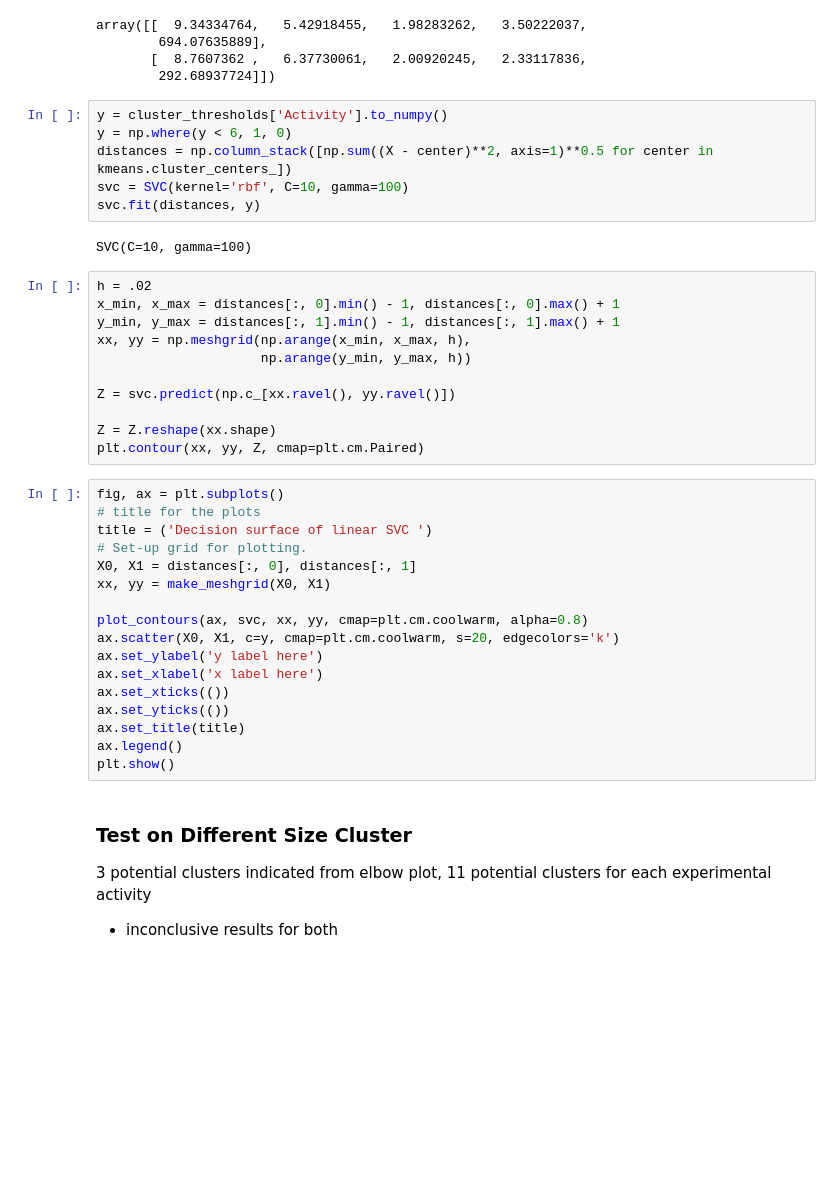
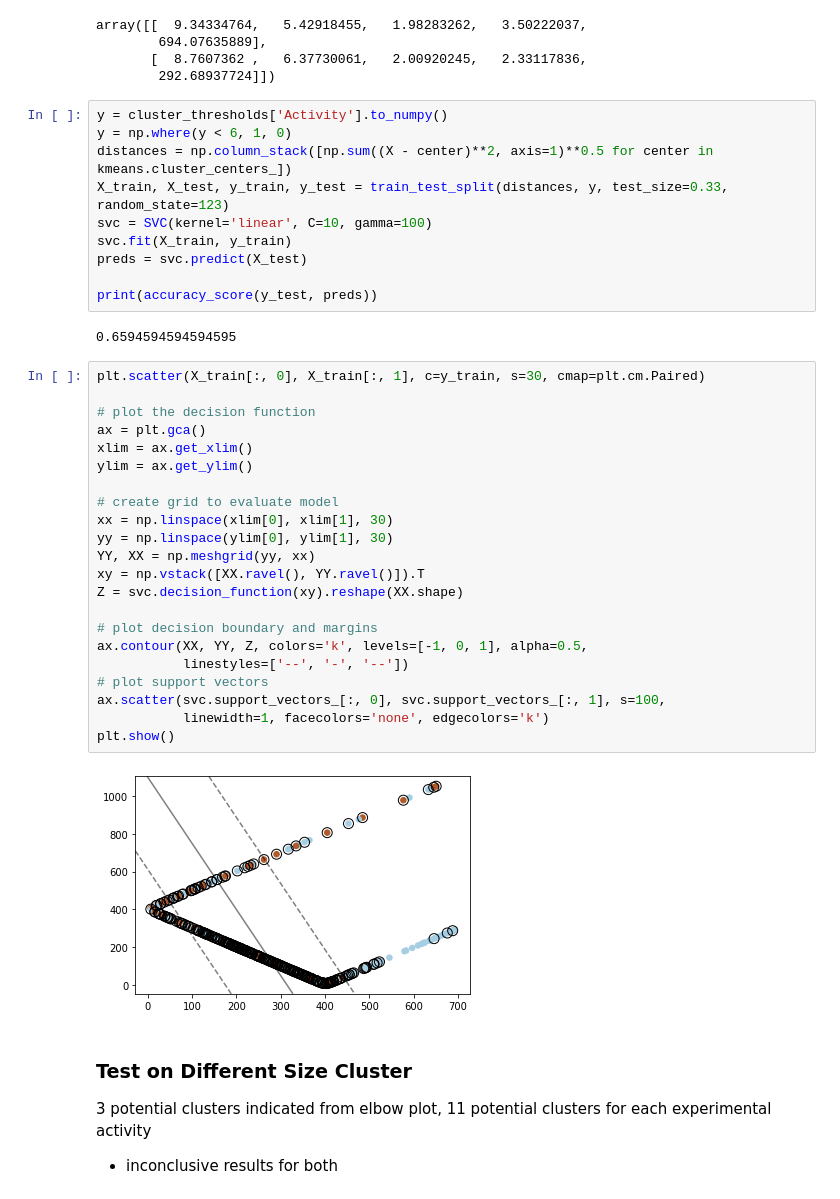
Before and after one commit to mjwolfe91/MSDS_Capstone_JC_AN_MW, a Jupyter notebook: Fall Detection Algorithm (SVM+KMeans).ipynb, the cells around one changed output. Saved outputs shown, nothing was run; the diff lists cells and outputs as text; blank space fills up the shorter version.

```diff
--- a/Fall Detection Algorithm (SVM+KMeans).ipynb
+++ b/Fall Detection Algorithm (SVM+KMeans).ipynb
@@ -234,38 +235,38 @@ array([[  9.34334764,   5.42918455,   1.98283262,   3.50222037,
 y = cluster_thresholds['Activity'].to_numpy()
 y = np.where(y < 6, 1, 0)
 distances = np.column_stack([np.sum((X - center)**2, axis=1)**0.5 for center in kmeans.cluster_centers_])
-svc = SVC(kernel='rbf', C=10, gamma=100)
-svc.fit(distances, y)
+X_train, X_test, y_train, y_test = train_test_split(distances, y, test_size=0.33, random_state=123)
+svc = SVC(kernel='linear', C=10, gamma=100)
+svc.fit(X_train, y_train)
+preds = svc.predict(X_test)
+
+print(accuracy_score(y_test, preds))
 # %% [output]
-SVC(C=10, gamma=100)
+0.6594594594594595
-# %%
-h = .02
-x_min, x_max = distances[:, 0].min() - 1, distances[:, 0].max() + 1
-y_min, y_max = distances[:, 1].min() - 1, distances[:, 1].max() + 1
-xx, yy = np.meshgrid(np.arange(x_min, x_max, h),
-                     np.arange(y_min, y_max, h))
-
-Z = svc.predict(np.c_[xx.ravel(), yy.ravel()])
-
-Z = Z.reshape(xx.shape)
-plt.contour(xx, yy, Z, cmap=plt.cm.Paired)
-# %%
-fig, ax = plt.subplots()
-# title for the plots
-title = ('Decision surface of linear SVC ')
-# Set-up grid for plotting.
-X0, X1 = distances[:, 0], distances[:, 1]
-xx, yy = make_meshgrid(X0, X1)
-
-plot_contours(ax, svc, xx, yy, cmap=plt.cm.coolwarm, alpha=0.8)
-ax.scatter(X0, X1, c=y, cmap=plt.cm.coolwarm, s=20, edgecolors='k')
-ax.set_ylabel('y label here')
-ax.set_xlabel('x label here')
-ax.set_xticks(())
-ax.set_yticks(())
-ax.set_title(title)
-ax.legend()
-plt.show()
+# %%
+plt.scatter(X_train[:, 0], X_train[:, 1], c=y_train, s=30, cmap=plt.cm.Paired)
+
+# plot the decision function
+ax = plt.gca()
+xlim = ax.get_xlim()
+ylim = ax.get_ylim()
+
+# create grid to evaluate model
+xx = np.linspace(xlim[0], xlim[1], 30)
+yy = np.linspace(ylim[0], ylim[1], 30)
+YY, XX = np.meshgrid(yy, xx)
+xy = np.vstack([XX.ravel(), YY.ravel()]).T
+Z = svc.decision_function(xy).reshape(XX.shape)
+
+# plot decision boundary and margins
+ax.contour(XX, YY, Z, colors='k', levels=[-1, 0, 1], alpha=0.5,
+           linestyles=['--', '-', '--'])
+# plot support vectors
+ax.scatter(svc.support_vectors_[:, 0], svc.support_vectors_[:, 1], s=100,
+           linewidth=1, facecolors='none', edgecolors='k')
+plt.show()
+# %% [output]
+[figure, added]
 # %% [markdown]
 ### Test on Different Size Cluster
 3 potential clusters indicated from elbow plot, 11 potential clusters for each experimental activity
```
Also changed, not shown: parts of 1 cell of this notebook, 8 other files.
